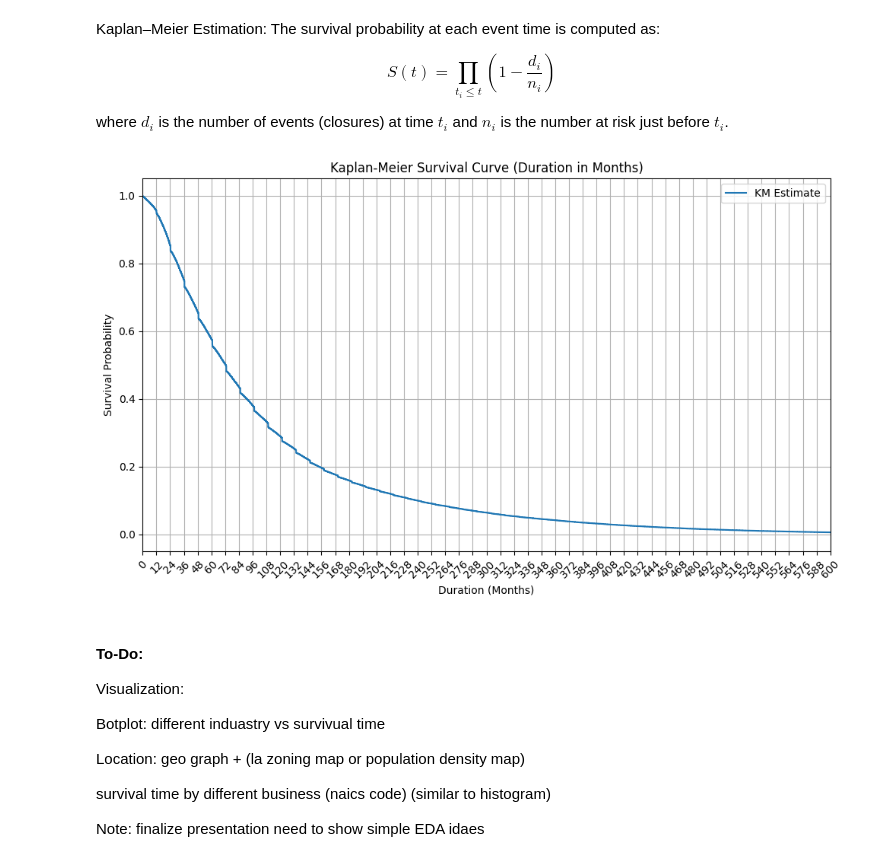
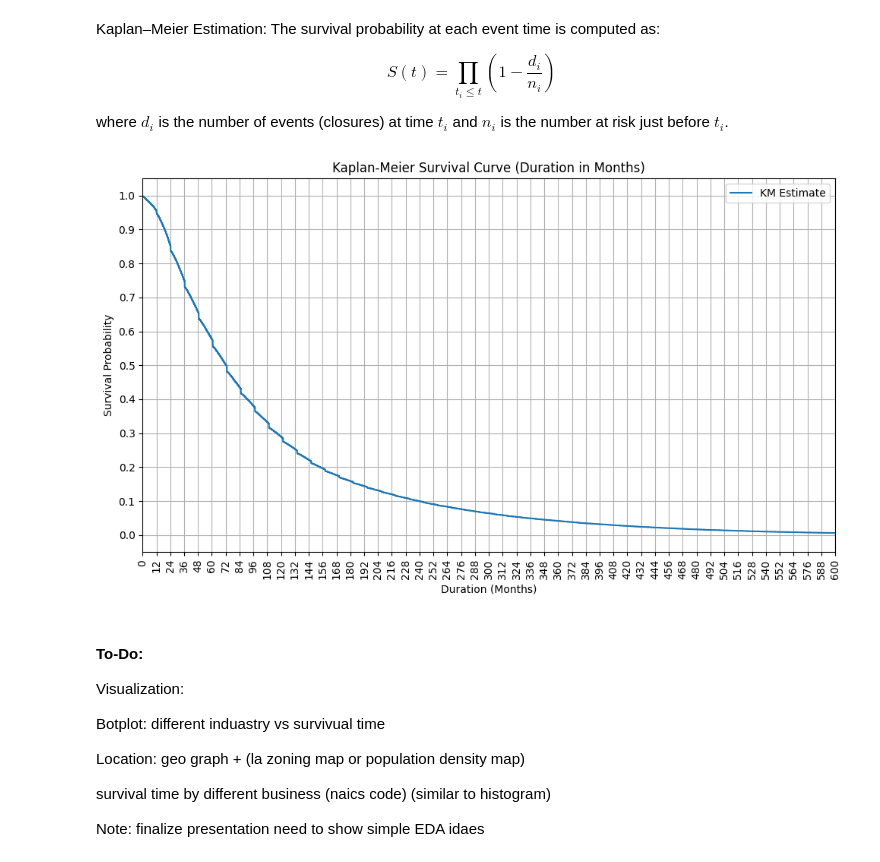
Before and after one commit to EricSJSU-DataScience/CS163_project, a Jupyter notebook: dataset_la_business.ipynb, the cells around one changed output. Cells and saved outputs as stored; diff of their text form; code cells hidden in the pictures.

```diff
--- a/dataset_la_business.ipynb
+++ b/dataset_la_business.ipynb
@@ -190,36 +190,37 @@ event_counts = df_survival['duration_rounded'].value_counts().sort_index()
 # unique durations
 unique_times = event_counts.index
 
 # Compute the number at risk just before each event time.
 # For each unique time t, n_i is the count of businesses with duration >= t.
 n_at_risk = [ (df_survival['duration_rounded'] >= t).sum() for t in unique_times ]
 
 # compute the survival probability at each unique time.
 # formula: Kaplan-Meier
 survival_probs = []
 cum_survival = 1.0
 for t, d, n in zip(unique_times, event_counts, n_at_risk):
     cum_survival *= (1 - d/n)
     survival_probs.append(cum_survival)
 
 # Determine x-axis tick marks (every 12 months)
 max_time = 600 # 600 months = 50 years
 xticks = np.arange(0, max_time + 12, 12)
-
+yticks = np.arange(0, 1.1, 0.1)
 # Plot the manually computed Kaplan-Meier survival curve.
 plt.figure(figsize=(10, 6))
 plt.step(unique_times, survival_probs, where='post', label='KM Estimate')
 plt.xlabel("Duration (Months)")
 plt.ylabel("Survival Probability")
 plt.title("Kaplan-Meier Survival Curve (Duration in Months)")
 plt.xlim(left=0, right=max_time) # x-axis start from 0
-plt.xticks(xticks, rotation=45)
+plt.xticks(xticks, rotation=90)
+plt.yticks(yticks)
 plt.legend()
 plt.grid(True)
 plt.tight_layout()
 plt.show()
 # %% [output]
-[figure, old version]
+[figure, new version]
 # %% [markdown]
 #### To-Do:
 Visualization:
```
